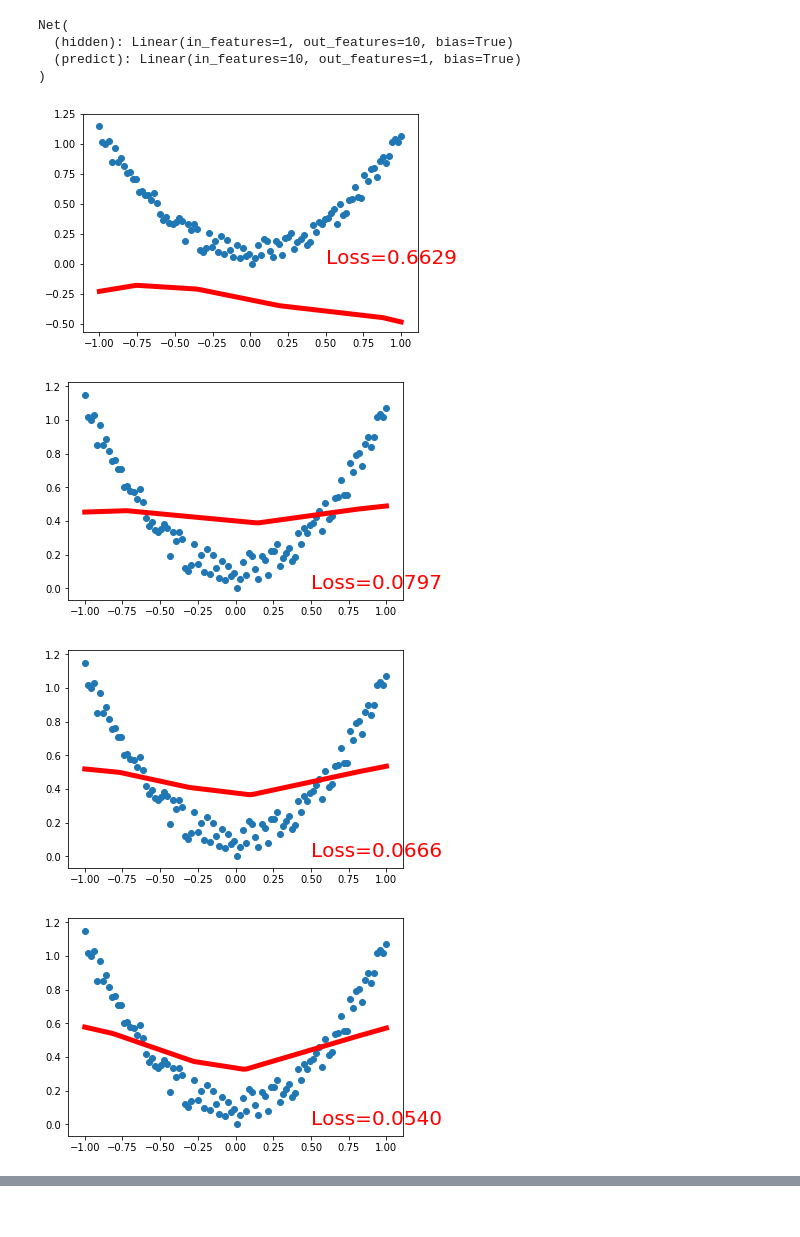
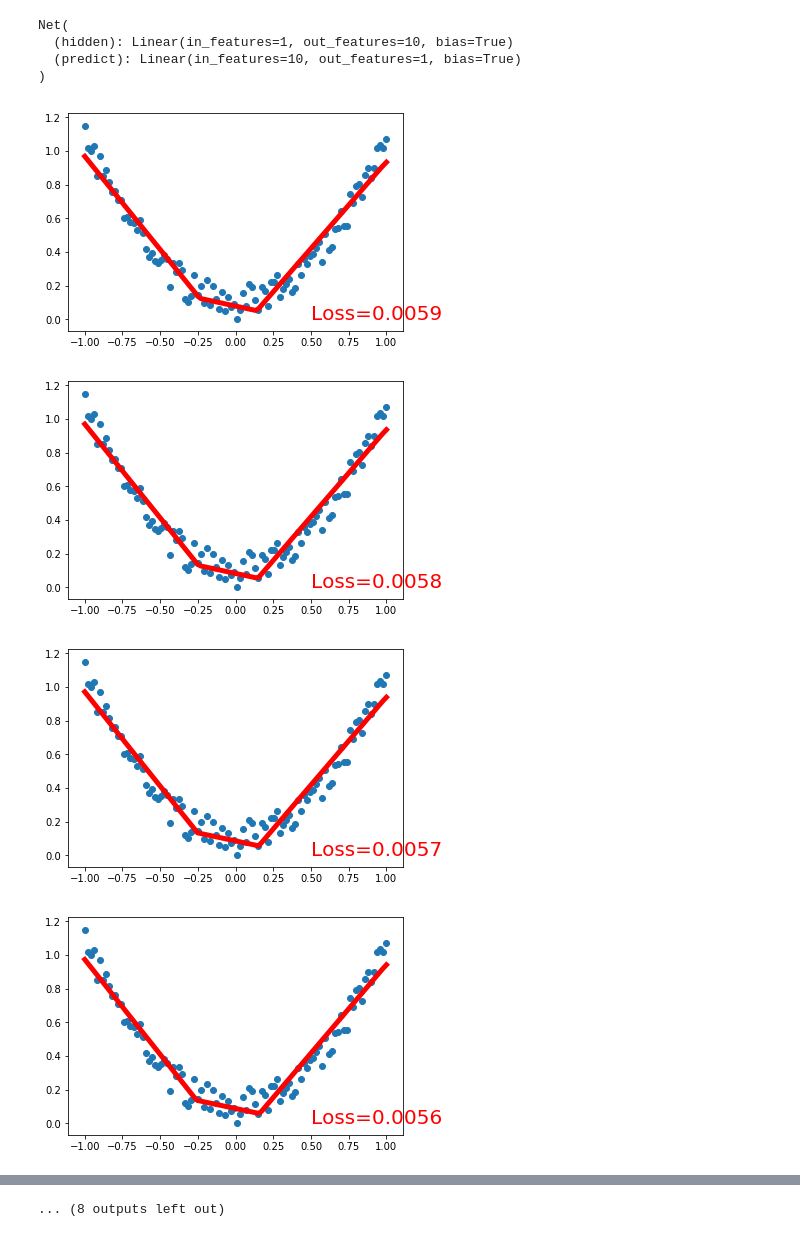
Before and after one commit to MorvanZhou/PyTorch-Tutorial, a Jupyter notebook: tutorial-contents-notebooks/301_regression.ipynb, the cells around one changed output, grey strips where cells are left out. Saved outputs shown, nothing was run; the diff lists cells and outputs as text; code cells hidden in the pictures.

```diff
--- a/tutorial-contents-notebooks/301_regression.ipynb
+++ b/tutorial-contents-notebooks/301_regression.ipynb
@@ -51,25 +69,24 @@ plt.ion()   # something about plotting
 # %%
-for t in range(100):
+for t in range(200):
     prediction = net(x)     # input x and predict based on x
 
     loss = loss_func(prediction, y)     # must be (1. nn output, 2. target)
 
     optimizer.zero_grad()   # clear gradients for next train
     loss.backward()         # backpropagation, compute gradients
     optimizer.step()        # apply gradients
 
-    if t % 10 == 0:
-        # plot and show learning process
-        plt.cla()
+    if t % 10 == 0:  # plot and show learning process each 10 steps
+        plt.cla()  # Clear the current axes
         plt.scatter(x.data.numpy(), y.data.numpy())
         plt.plot(x.data.numpy(), prediction.data.numpy(), 'r-', lw=5)
         plt.text(0.5, 0, 'Loss=%.4f' % loss.data.numpy(), fontdict={'size': 20, 'color':  'red'})
         plt.show()
         plt.pause(0.1)
 
 plt.ioff()
 # %% [output]
-[figure, old version]
+[figure, new version]
-[figure, old version]
+[figure, new version]
-[figure, old version]
+[figure, new version]
-[figure, old version]
+[figure, new version]
@@ -81,0 +101 @@ plt.ioff()
+... (8 outputs left out)
```
Also changed, not shown: parts of 4 cells of this notebook, 6 other files.
